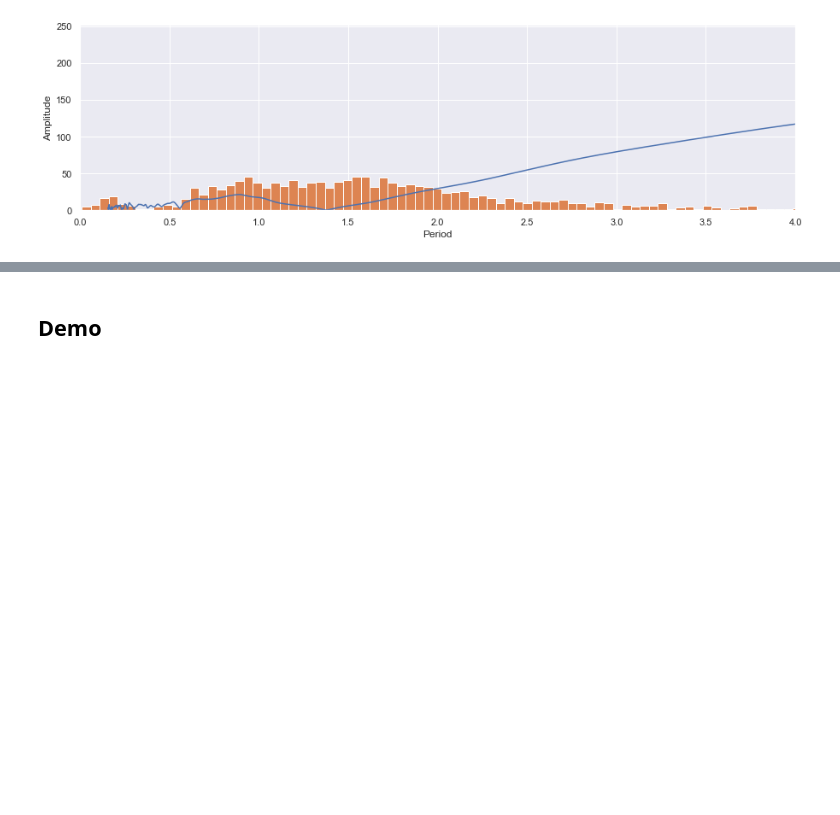
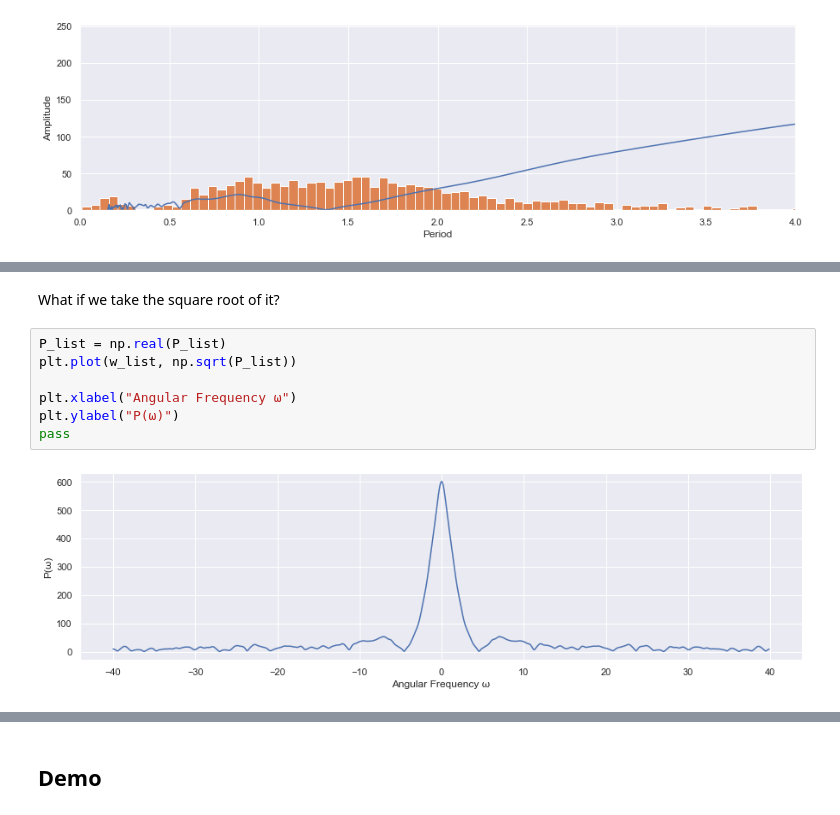
Before and after one commit to lshh125/ATAC-CNV, a Jupyter notebook: MPAL1.ipynb, the cells around one changed output, grey strips where cells are left out. Drawn from its saved outputs; the diff is of its cells as text; blank space fills up the shorter version.

```diff
--- a/MPAL1.ipynb
+++ b/MPAL1.ipynb
@@ -83,0 +148,11 @@ pass
+# %% [markdown]
+What if we take the square root of it?
+# %%
+P_list = np.real(P_list)
+plt.plot(w_list, np.sqrt(P_list))
+
+plt.xlabel("Angular Frequency ω")
+plt.ylabel("P(ω)")
+pass
+# %% [output]
+[figure, added]
```
Also changed, not shown: parts of 17 cells of this notebook.
